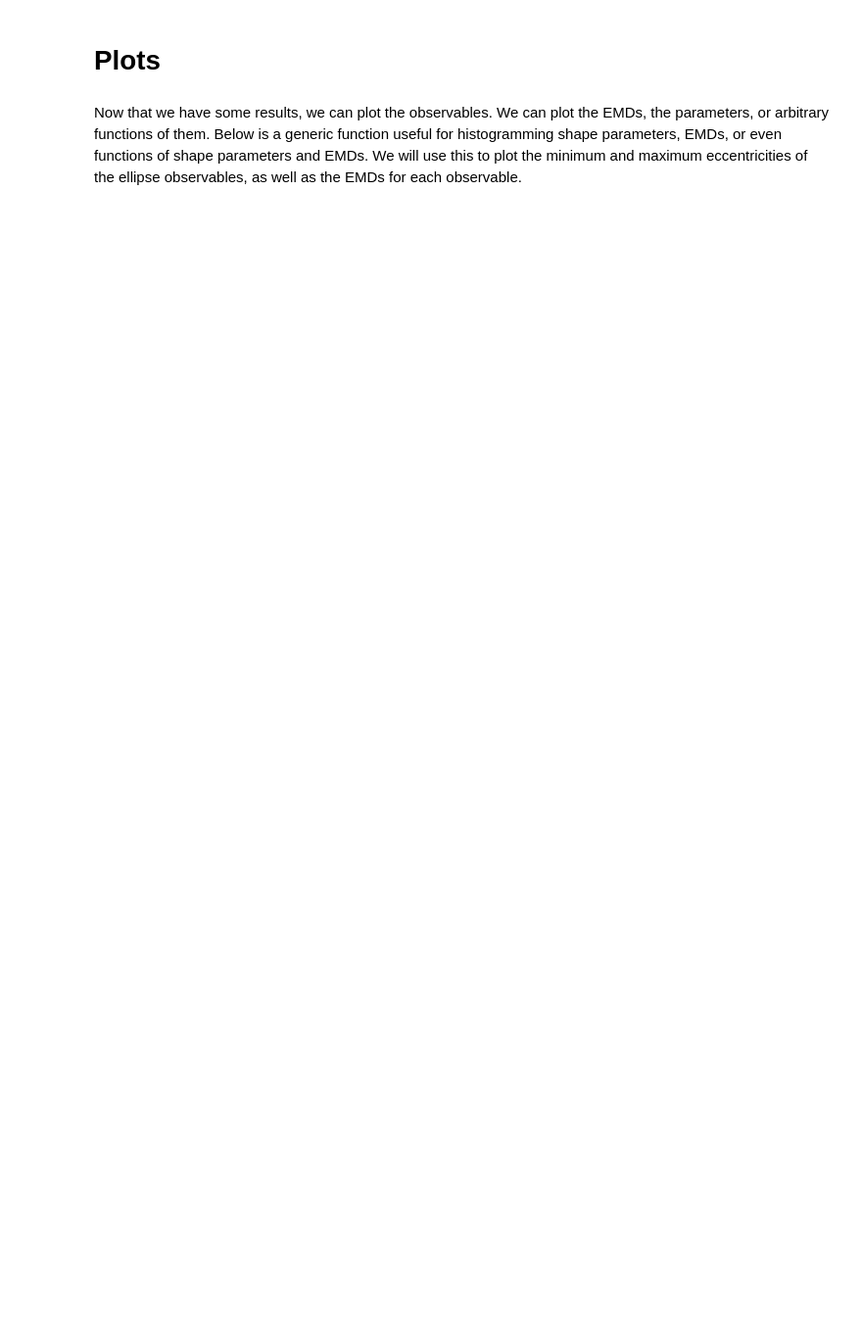
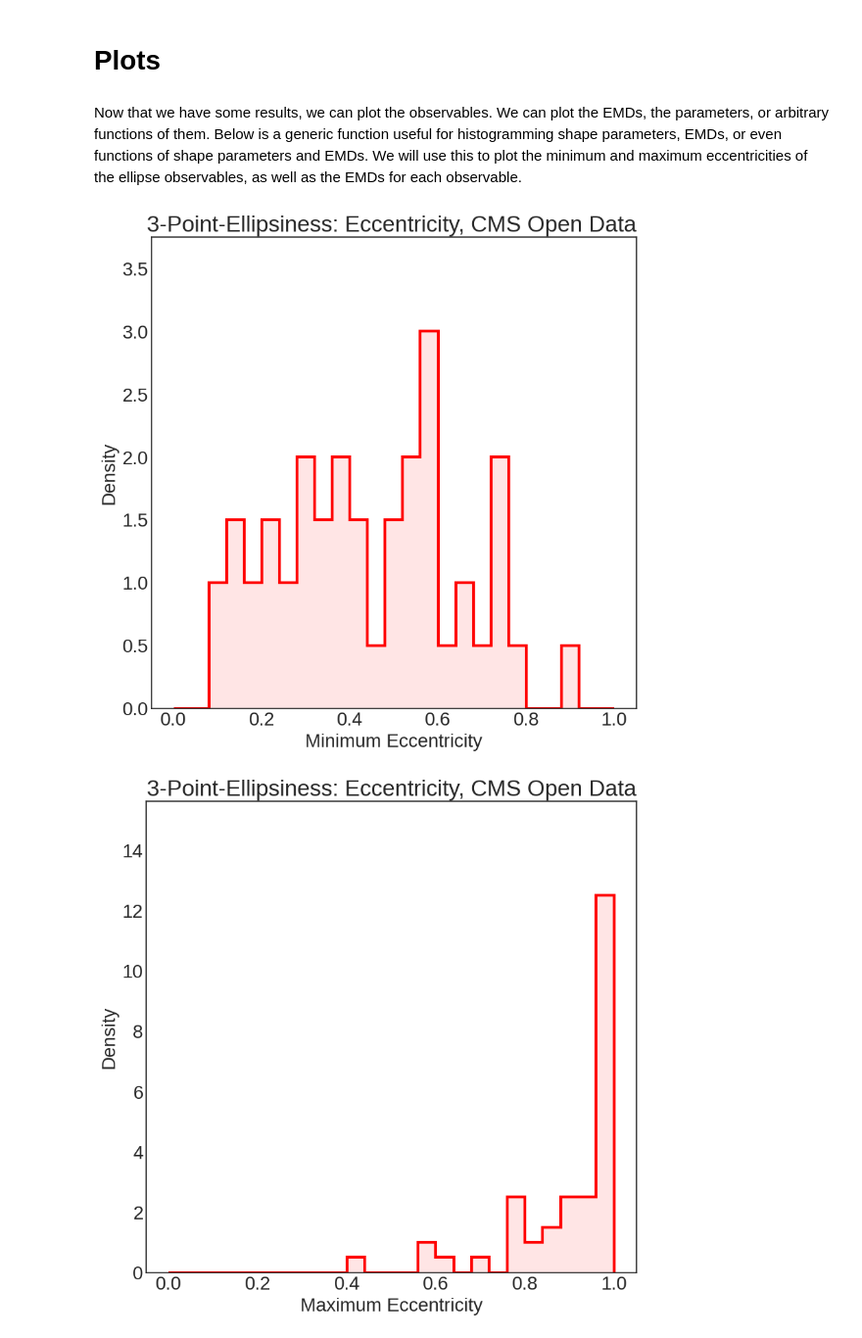
Before and after one commit to rikab/SHAPER, a Jupyter notebook: examples/example.ipynb, the cells around one changed output. Shown: that part at 98% size. Cells and saved outputs as stored; diff of their text form; code cells hidden in the pictures; blank space fills up the shorter version.

```diff
--- a/examples/example.ipynb
+++ b/examples/example.ipynb
@@ -294,35 +342,38 @@ def plot_observable_param(obs, param, xlim, function = None, xlabel = None, comp
     if xlabel is not None:
         plt.xlabel(xlabel)
     plt.ylabel("Density")
-    plt.title("%s: %s, PYTHIA8" % (obs, param), loc = "right")
+    plt.title("%s: %s, CMS Open Data" % (obs, param), loc = "right")
 
     plt.show()
     plt.close()
 
 
 
 
 def min_eccentricity(param_dict):
     a = param_dict["Radius1"]
     b = param_dict["Radius2"]
     e = np.sqrt(1 - np.nan_to_num(np.minimum(a, b) / np.maximum(a,b)))
     return np.amin(e)
 
 def max_eccentricity(param_dict):
     a = param_dict["Radius1"]
     b = param_dict["Radius2"]
     e = np.sqrt(1 - np.nan_to_num(np.minimum(a, b) / np.maximum(a,b)))
     return np.amax(e)
 
 
 
 plot_observable_param("3-Point-Ellipsiness", "Eccentricity", [0,1.0], min_eccentricity, xlabel = "Minimum Eccentricity")
 plot_observable_param("3-Point-Ellipsiness", "Eccentricity", [0,1.0], max_eccentricity, xlabel = "Maximum Eccentricity")
 
 
 # Plot all EMDS:
 for obs in observables:
     if obs == "Isotropy":
         plot_observable_param(obs, "EMD", [0, 1.0])
     else:
         plot_observable_param(obs, "EMD", [0, 0.350])
+# %% [output]
+[figure, added]
+[figure, added]
```
Also changed, not shown: parts of 4 cells of this notebook, 3 other files.
